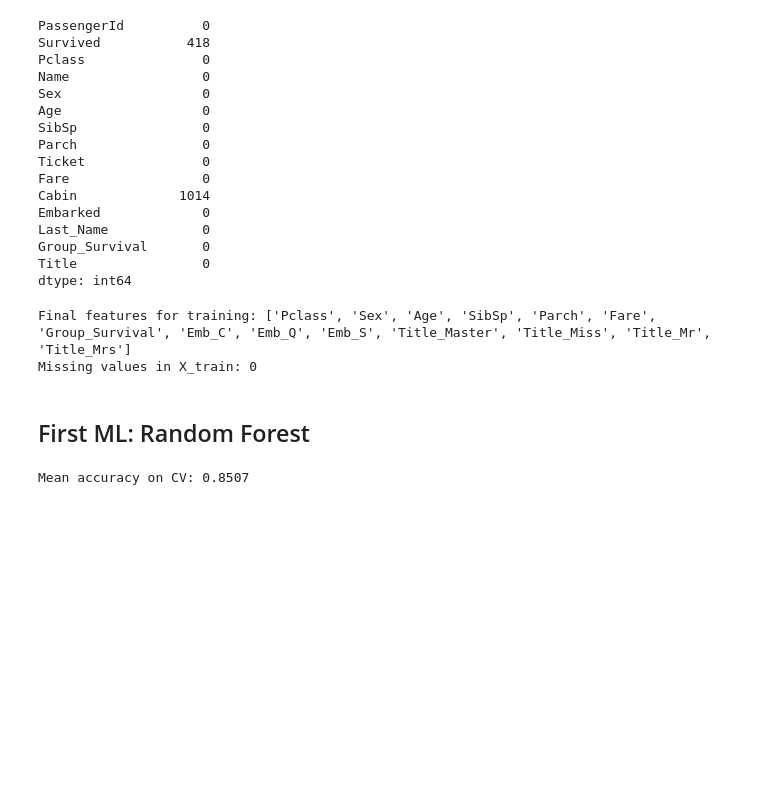
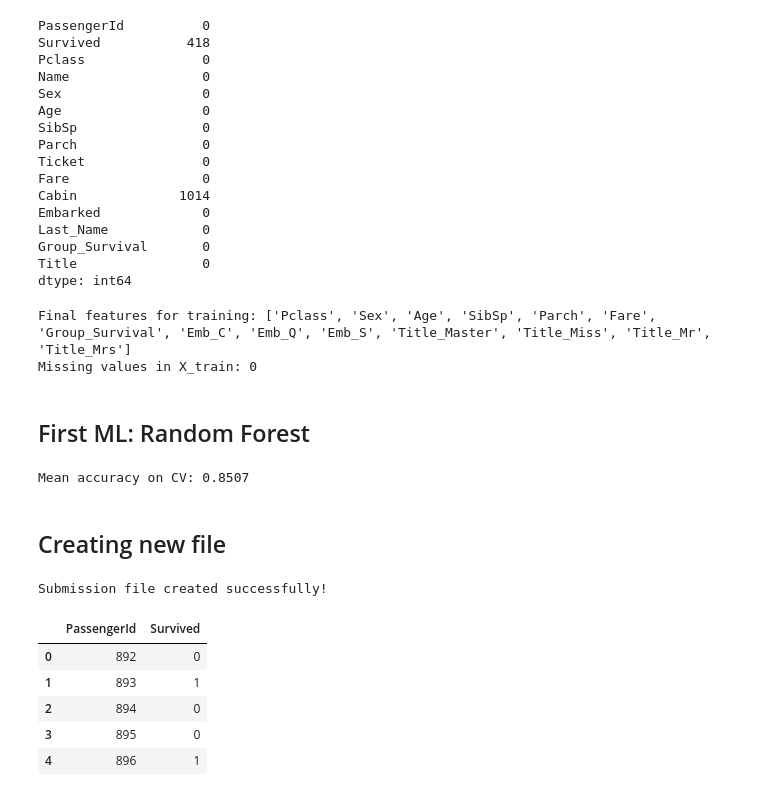
Before and after one commit to eloquenttbota/Kaggle-Titanic-Challenge, a Jupyter notebook: main.ipynb, the cells around one changed output. Drawn from its saved outputs; the diff is of its cells as text; code cells hidden in the pictures; blank space fills up the shorter version.

Commit message:
generate submission.csv

```diff
--- a/main.ipynb
+++ b/main.ipynb
@@ -208,3 +208,25 @@ model.fit(X_train, y_train)
 predictions = model.predict(X_test)
 # %% [output]
 Mean accuracy on CV: 0.8507
+# %% [markdown]
+## Creating new file
+# %%
+test_original = pd.read_csv('data/test.csv')
+
+submission = pd.DataFrame({
+    "PassengerId": test_original["PassengerId"],
+    "Survived": predictions
+})
+
+submission.to_csv('data/submission.csv', index=False)
+
+print("Submission file created successfully!")
+submission.head()
+# %% [output]
+Submission file created successfully!
+|  | PassengerId | Survived |
+| 0 | 892 | 0 |
+| 1 | 893 | 1 |
+| 2 | 894 | 0 |
+| 3 | 895 | 0 |
+| 4 | 896 | 1 |
```
Also changed, not shown: 1 other file.
